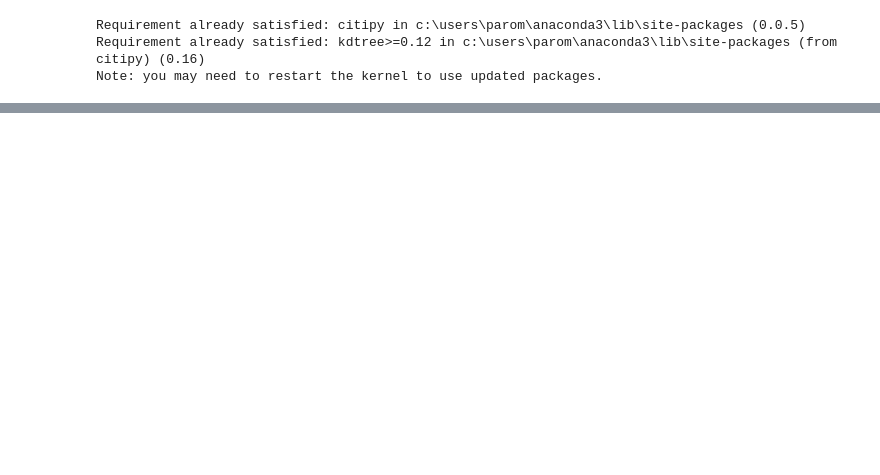
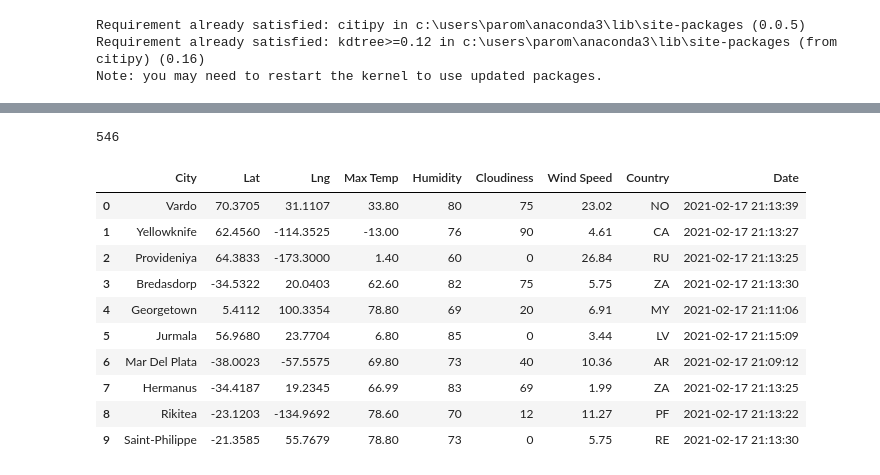
Before and after one commit to pde294/World_Weather_Analysis, a Jupyter notebook: WeatherPy.ipynb, the cells around one changed output, grey strips where cells are left out. Cells and saved outputs as stored; diff of their text form; code cells hidden in the pictures; blank space fills up the shorter version.

Commit message:
updates to world weather analysis

```diff
--- a/WeatherPy.ipynb
+++ b/WeatherPy.ipynb
@@ -78,0 +94,4 @@ cities
+# %%
+# Starting URL for Weather Map API Call.
+url = "http://api.openweathermap.org/data/2.5/weather?units=Imperial&APPID=" + weather_api_key
+print(url)
@@ -78,0 +179,20 @@ cities
+# %%
+len(city_data)
+# %% [output]
+546
+# %%
+# Convert the array of dictionaries to a Pandas DataFrame.
+city_data_df = pd.DataFrame(city_data)
+city_data_df.head(10)
+# %% [output]
+|  | City | Lat | Lng | Max Temp | Humidity | Cloudiness | Wind Speed | Country | Date |
+| 0 | Vardo | 70.3705 | 31.1107 | 33.80 | 80 | 75 | 23.02 | NO | 2021-02-17 21:13:39 |
+| 1 | Yellowknife | 62.4560 | -114.3525 | -13.00 | 76 | 90 | 4.61 | CA | 2021-02-17 21:13:27 |
+| 2 | Provideniya | 64.3833 | -173.3000 | 1.40 | 60 | 0 | 26.84 | RU | 2021-02-17 21:13:25 |
+| 3 | Bredasdorp | -34.5322 | 20.0403 | 62.60 | 82 | 75 | 5.75 | ZA | 2021-02-17 21:13:30 |
+| 4 | Georgetown | 5.4112 | 100.3354 | 78.80 | 69 | 20 | 6.91 | MY | 2021-02-17 21:11:06 |
+| 5 | Jurmala | 56.9680 | 23.7704 | 6.80 | 85 | 0 | 3.44 | LV | 2021-02-17 21:15:09 |
+| 6 | Mar Del Plata | -38.0023 | -57.5575 | 69.80 | 73 | 40 | 10.36 | AR | 2021-02-17 21:09:12 |
+| 7 | Hermanus | -34.4187 | 19.2345 | 66.99 | 83 | 69 | 1.99 | ZA | 2021-02-17 21:13:25 |
+| 8 | Rikitea | -23.1203 | -134.9692 | 78.60 | 70 | 12 | 11.27 | PF | 2021-02-17 21:13:22 |
+| 9 | Saint-Philippe | -21.3585 | 55.7679 | 78.80 | 73 | 0 | 5.75 | RE | 2021-02-17 21:13:30 |
```
Also changed, not shown: parts of 13 cells of this notebook, 2 other files.
